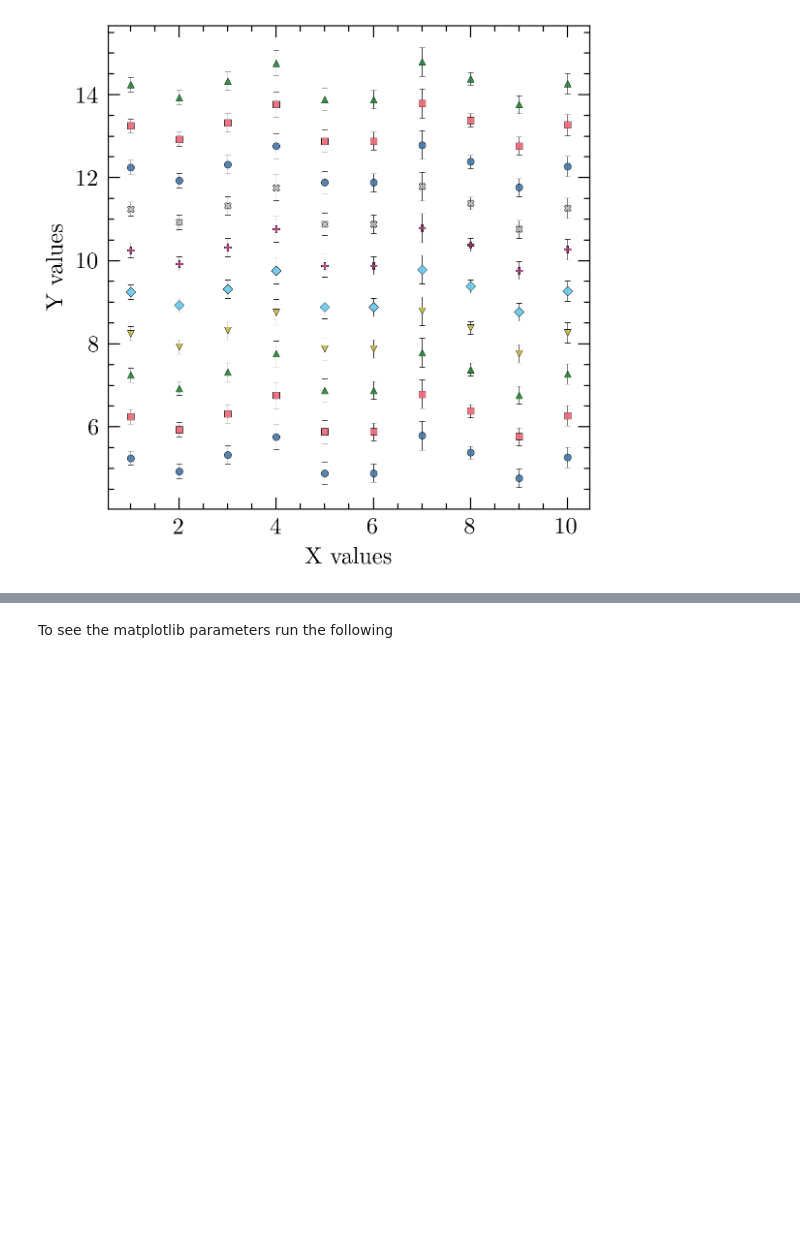
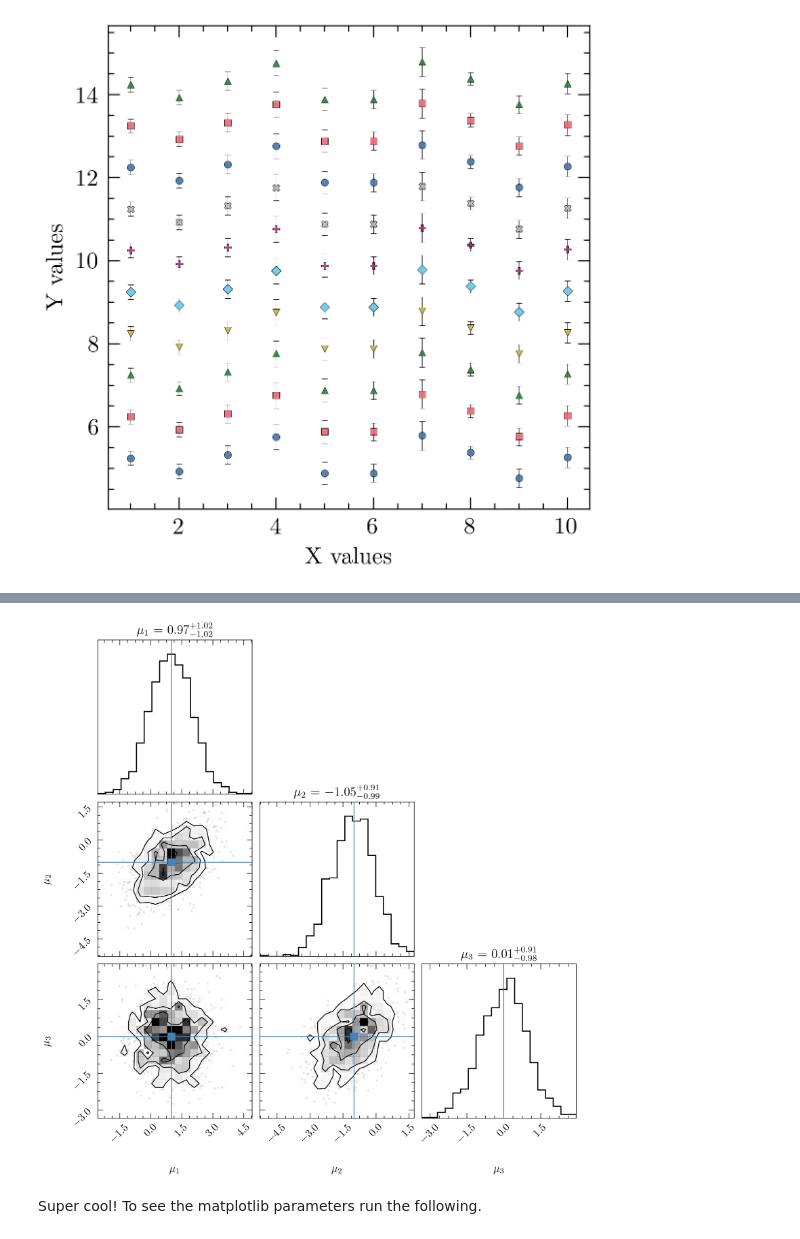
Before and after one commit to edgar-perez-vidal/decorations, a Jupyter notebook: decorations_quickstart.ipynb, the cells around one changed output, grey strips where cells are left out. Drawn from its saved outputs; the diff is of its cells as text; code cells hidden in the pictures; blank space fills up the shorter version.

```diff
--- a/decorations_quickstart.ipynb
+++ b/decorations_quickstart.ipynb
@@ -211,5 +219,26 @@ plt.show()
+# %%
+import corner
+
+# Generate fake data
+np.random.seed(42)  # For reproducibility
+n_samples = 1000
+# Create a 3D Gaussian distribution
+mu = np.array([1, -1, 0])  # Mean
+sigma = np.array([[1, 0.5, 0], [0.5, 1, 0.5], [0, 0.5, 1]])  # Covariance matrix
+data = np.random.multivariate_normal(mu, sigma, n_samples)
+
+# Create a corner plot
+fig = corner.corner(data,
+                    labels=[r"$\mu_1$", r"$\mu_2$", r"$\mu_3$"],
+                    show_titles=True,
+                    truths=mu)
+
+# Show the plot
+plt.show()
+# %% [output]
+[figure, added]
 # %% [markdown]
-To see the matplotlib parameters run the following
+Super cool! To see the matplotlib parameters run the following.
 # %%
 # Long List of parameters
 # plt.rcParams
```
Also changed, not shown: parts of 5 cells of this notebook, 5 other files.
